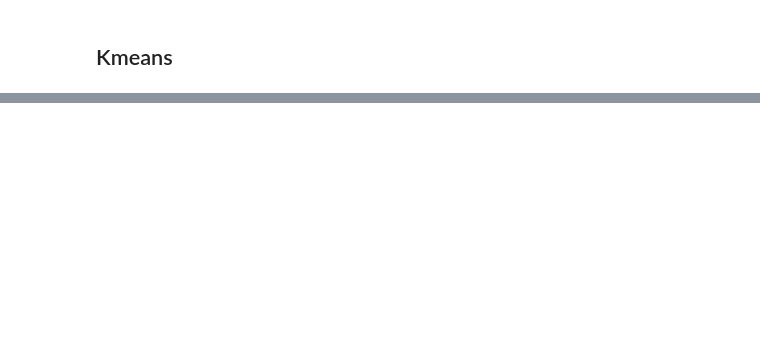
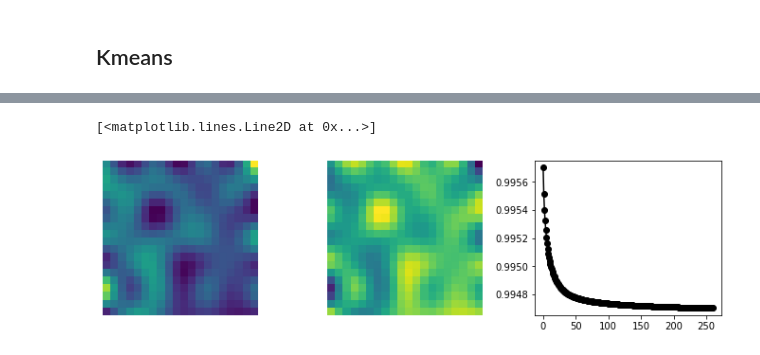
Before and after one commit to berenslab/RFEst, a Jupyter notebook: notebooks/Example_Matrix_Factorization.ipynb, the cells around one changed output, grey strips where cells are left out. Cells and saved outputs as stored; diff of their text form; code cells hidden in the pictures; blank space fills up the shorter version.

```diff
--- a/notebooks/Example_Matrix_Factorization.ipynb
+++ b/notebooks/Example_Matrix_Factorization.ipynb
@@ -253,0 +111,2 @@ array([ 398,  472, 1124])
+# %%
+nmf = semiNMF(V.T, k=2, build_L=True, dims_L=dims, df_L=7)
@@ -253,0 +116,2 @@ array([ 398,  472, 1124])
+# %%
+nmf.fit(num_iters=3000, verbal=1)
@@ -253,0 +136,10 @@ array([ 398,  472, 1124])
+# %%
+fig, ax = plt.subplots(1,3, figsize=(12,3))
+for i in range(2):
+    ax[i].imshow(nmf.W[:, i].reshape(dims))
+    ax[i].axis('off')
+
+ax[2].plot(nmf.cost[1:], 'ko-')
+# %% [output]
+[<matplotlib.lines.Line2D at 0x...>]
+[figure, added]
```
Also changed, not shown: parts of 10 cells of this notebook.
